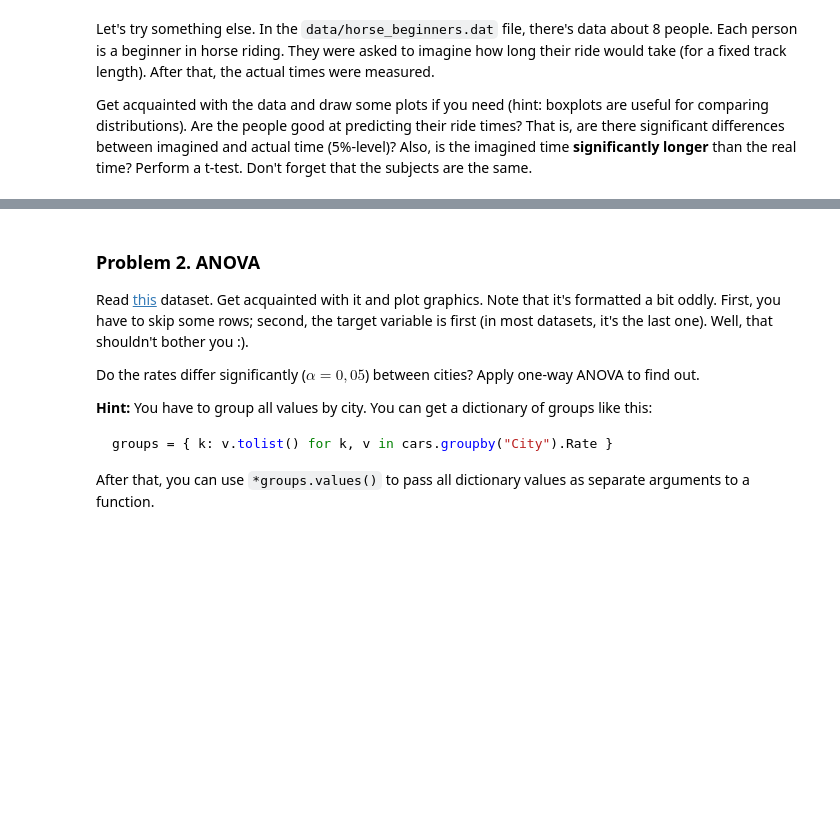
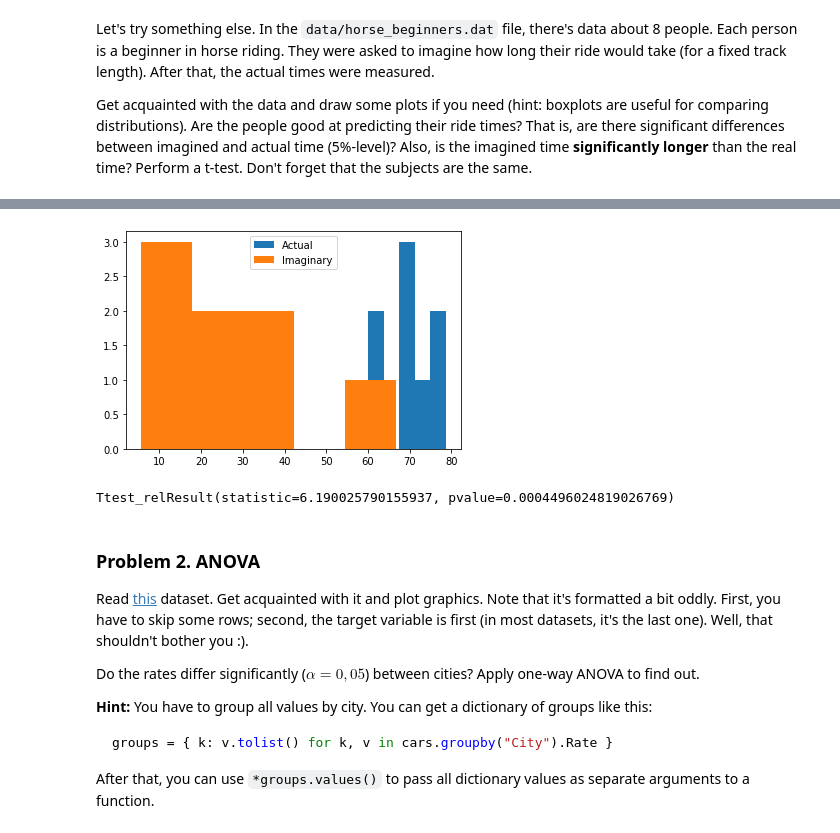
Before and after one commit to LuGeorgiev/Python-SoftUni, a Jupyter notebook: MathConceptsForDevelopers/12.HypotesisExcercise/Hypothesis Testing Exercise.ipynb, the cells around one changed output, grey strips where cells are left out. Drawn from its saved outputs; the diff is of its cells as text; code cells hidden in the pictures; blank space fills up the shorter version.

```diff
--- a/MathConceptsForDevelopers/12.HypotesisExcercise/Hypothesis Testing Exercise.ipynb
+++ b/MathConceptsForDevelopers/12.HypotesisExcercise/Hypothesis Testing Exercise.ipynb
@@ -115,0 +150,3 @@ Get acquainted with the data and draw some plots if you need (hint: boxplots are
+# %%
+horese_data = pd.read_fwf("data/horse_beginners.dat", index_col = 0)
+horese_data
@@ -116,3 +163,14 @@ Get acquainted with the data and draw some plots if you need (hint: boxplots are
+# %%
+plt.hist(horese_data["Actual"], bins = 5, label = "Actual")
+plt.hist(horese_data["Imaginary"], bins = 5, label = "Imaginary")
+plt.legend()
+plt.show()
+# %% [output]
+[figure, added]
+# %%
+st.ttest_rel(horese_data["Actual"], horese_data["Imaginary"])
+# %% [output]
+Ttest_relResult(statistic=6.190025790155937, pvalue=0.0004496024819026769)
 # %% [markdown]
 ### Problem 2. ANOVA
 Read [this](http://www.itl.nist.gov/div898/education/anova/newcar.dat) dataset. Get acquainted with it and plot graphics. Note that it's formatted a bit oddly. First, you have to skip some rows; second, the target variable is first (in most datasets, it's the last one). Well, that shouldn't bother you :).
```
Also changed, not shown: parts of 42 cells of this notebook.
